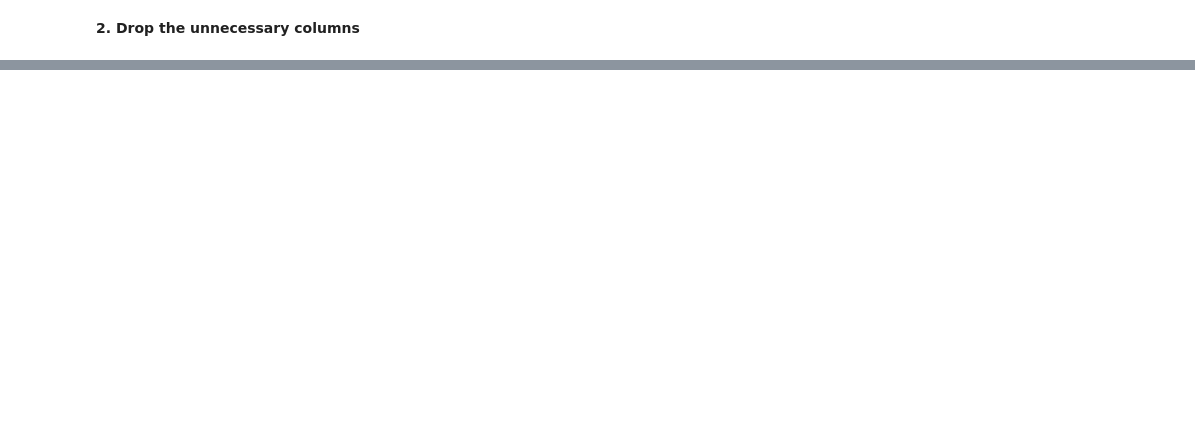
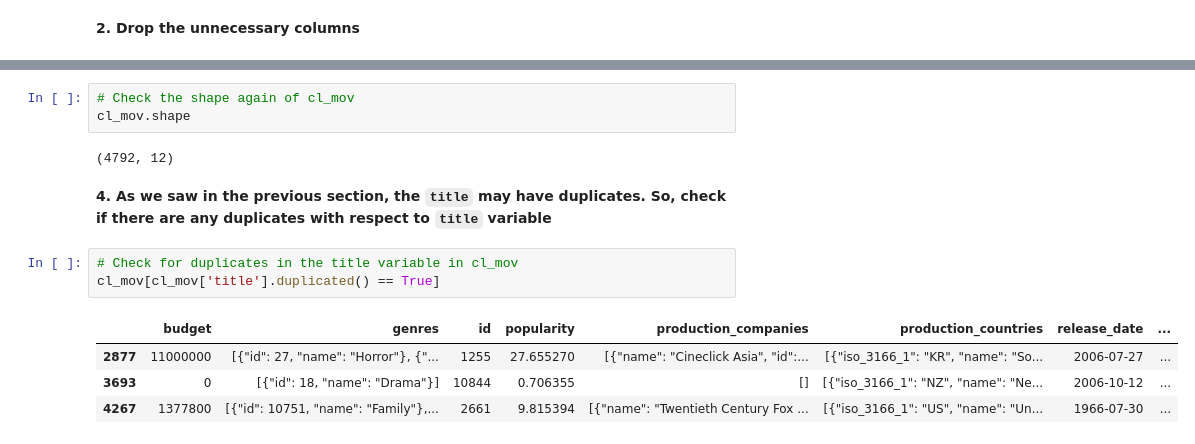
Before and after one commit to mmahdin/Data-Mining-Projects, a Jupyter notebook: main.ipynb, the cells around one changed output, grey strips where cells are left out. Drawn from its saved outputs; the diff is of its cells as text; blank space fills up the shorter version.

```diff
--- a/main.ipynb
+++ b/main.ipynb
@@ -118,0 +296,15 @@ cl_mov.isnull().sum()
+# %%
+# Check the shape again of cl_mov
+cl_mov.shape
+# %% [output]
+(4792, 12)
+# %% [markdown]
+**4. As we saw in the previous section, the `title` may have duplicates. So, check if there are any duplicates with respect to `title` variable**
+# %%
+# Check for duplicates in the title variable in cl_mov
+cl_mov[cl_mov['title'].duplicated() == True]
+# %% [output]
+|  | budget | genres | id | popularity | production_companies | production_countries | release_date | ... |
+| 2877 | 11000000 | [{"id": 27, "name": "Horror"}, {"... | 1255 | 27.655270 | [{"name": "Cineclick Asia", "id":... | [{"iso_3166_1": "KR", "name": "So... | 2006-07-27 | ... |
+| 3693 | 0 | [{"id": 18, "name": "Drama"}] | 10844 | 0.706355 | [] | [{"iso_3166_1": "NZ", "name": "Ne... | 2006-10-12 | ... |
+| 4267 | 1377800 | [{"id": 10751, "name": "Family"},... | 2661 | 9.815394 | [{"name": "Twentieth Century Fox ... | [{"iso_3166_1": "US", "name": "Un... | 1966-07-30 | ... |
```
Also changed, not shown: parts of 27 cells of this notebook.
